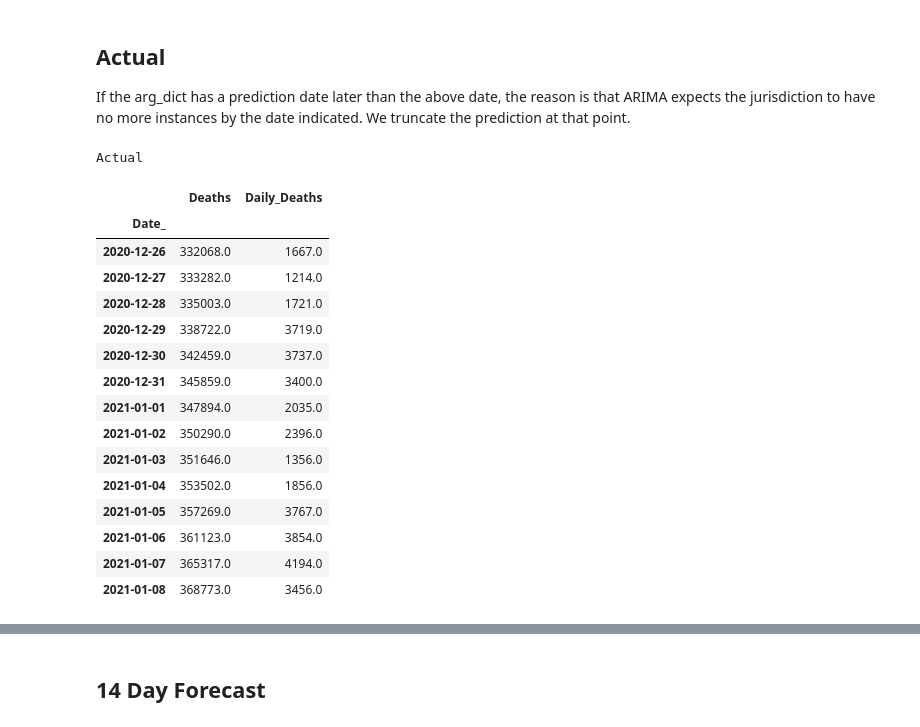
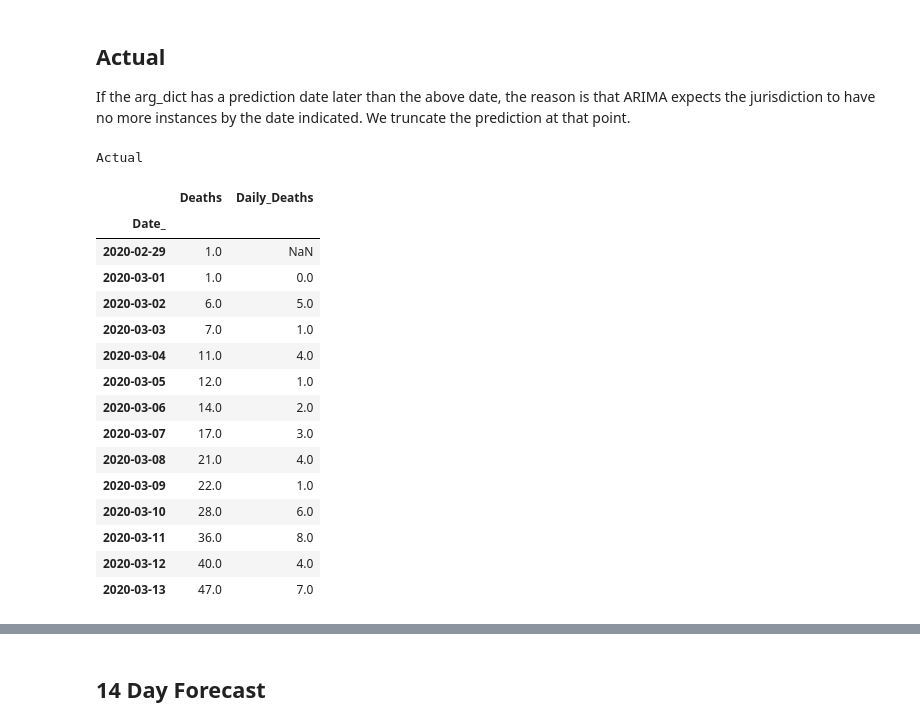
Before and after one commit to LindsayMoir/arima, a Jupyter notebook: arima_driver.ipynb, the cells around one changed output, grey strips where cells are left out. Cells and saved outputs as stored; diff of their text form; code cells hidden in the pictures.

```diff
--- a/arima_driver.ipynb
+++ b/arima_driver.ipynb
@@ -27,19 +32,19 @@ import multi_step_forecast as msf
 ## Prepare arguments for driver
 # %%
 arg_dict = {'file_name_1': r'data\all_df.csv',
-            'file_name_2': r'C:\Users\linds\Documents\GitHub\covid\data\country_codes_edited.csv',
+            'file_name_2': r'C:\Users\Lindsay Moir\OneDrive\Documents\GitHub\covid\data\country_codes_edited.csv',
             'feature': 'Alpha_3',
             'place': 'USA',
             'dependent_variable': 'Deaths',
-            'path': r'C:\Users\linds\Documents\GitHub\COVID-19\csse_covid_19_data\csse_covid_19_daily_reports',
+            'path': r'C:\Users\Lindsay Moir\OneDrive\Documents\GitHub\COVID-19\csse_covid_19_data\csse_covid_19_daily_reports',
             'best_cfg': (7,2,2),
             'order_list': [],
-            'p_values': range(5,10),
+            'p_values': range(6,11),
             'd_values': range(1,3),
             'q_values': range(1,3),
             'split_value': .5,
             'bias': 0, # First time thru bias is 0
-            'date': '03-31-2021'}
+            'date': '06-30-2021'}
 # %% [markdown]
 ## Load John Hopkins data
 # %%
@@ -140,23 +146,23 @@ If the arg_dict has a prediction date later than the above date, the reason is t
 # %%
 new_col = "Daily_" + arg_dict['dependent_variable']
 df[new_col] = df[arg_dict['dependent_variable']] - df[arg_dict['dependent_variable']].shift()
 print('Actual')
-df.tail(14)
+df.head(14)
 # %% [output]
 Actual
 |  | Deaths | Daily_Deaths |
 | Date_ |  |  |
-| 2020-12-26 | 332068.0 | 1667.0 |
-| 2020-12-27 | 333282.0 | 1214.0 |
-| 2020-12-28 | 335003.0 | 1721.0 |
-| 2020-12-29 | 338722.0 | 3719.0 |
-| 2020-12-30 | 342459.0 | 3737.0 |
-| 2020-12-31 | 345859.0 | 3400.0 |
-| 2021-01-01 | 347894.0 | 2035.0 |
-| 2021-01-02 | 350290.0 | 2396.0 |
-| 2021-01-03 | 351646.0 | 1356.0 |
-| 2021-01-04 | 353502.0 | 1856.0 |
-| 2021-01-05 | 357269.0 | 3767.0 |
-| 2021-01-06 | 361123.0 | 3854.0 |
-| 2021-01-07 | 365317.0 | 4194.0 |
-| 2021-01-08 | 368773.0 | 3456.0 |
+| 2020-02-29 | 1.0 | NaN |
+| 2020-03-01 | 1.0 | 0.0 |
+| 2020-03-02 | 6.0 | 5.0 |
+| 2020-03-03 | 7.0 | 1.0 |
+| 2020-03-04 | 11.0 | 4.0 |
+| 2020-03-05 | 12.0 | 1.0 |
+| 2020-03-06 | 14.0 | 2.0 |
+| 2020-03-07 | 17.0 | 3.0 |
+| 2020-03-08 | 21.0 | 4.0 |
+| 2020-03-09 | 22.0 | 1.0 |
+| 2020-03-10 | 28.0 | 6.0 |
+| 2020-03-11 | 36.0 | 8.0 |
+| 2020-03-12 | 40.0 | 4.0 |
+| 2020-03-13 | 47.0 | 7.0 |
```
Also changed, not shown: parts of 7 cells of this notebook, 9 other files.
